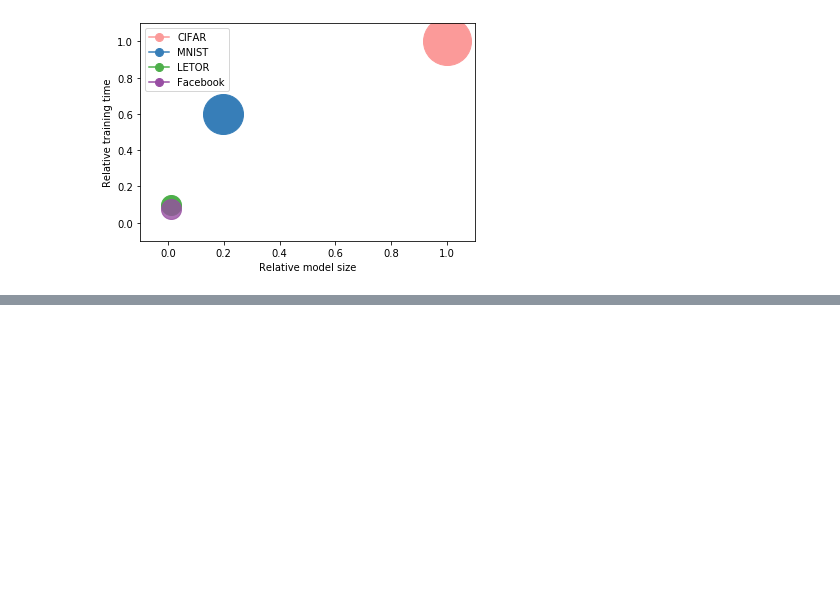
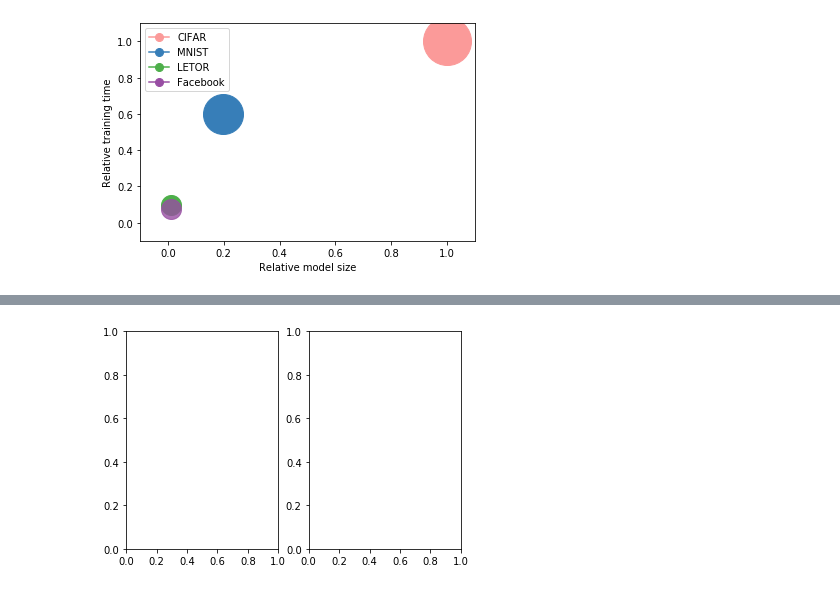
Before and after one commit to arindambhattacharya/LBF, a Jupyter notebook: Misc/Misc. Graphs.ipynb, the cells around one changed output, grey strips where cells are left out. Cells and saved outputs as stored; diff of their text form; code cells hidden in the pictures; blank space fills up the shorter version.

```diff
--- a/Misc/Misc. Graphs.ipynb
+++ b/Misc/Misc. Graphs.ipynb
@@ -73,0 +76,4 @@ plt.savefig('plots/methodcomp.pdf')
+# %%
+fig, axs = plt.subplots(1, 2)
+# %% [output]
+[figure, added]
```
Also changed, not shown: parts of 4 cells of this notebook, 3 other files.
